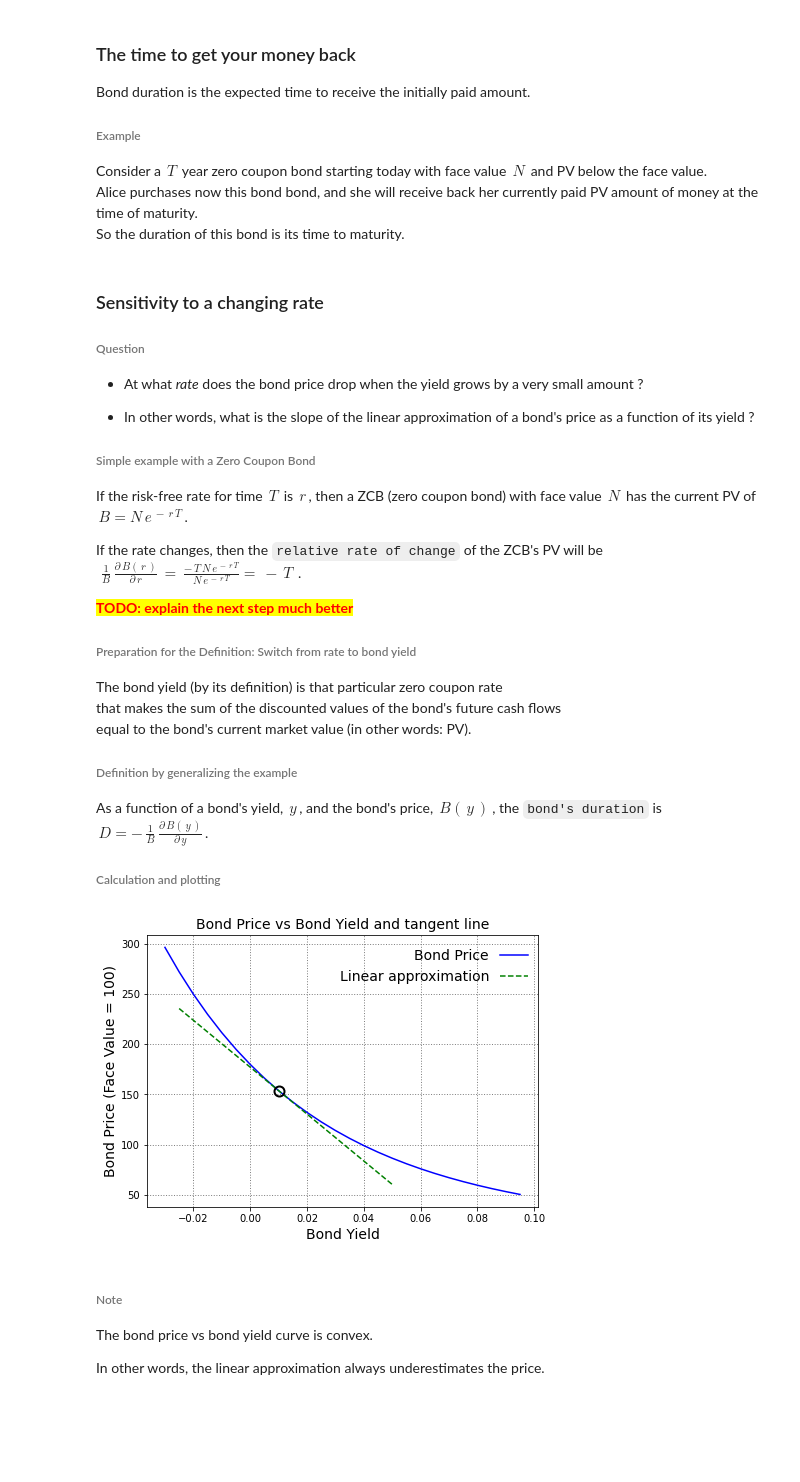
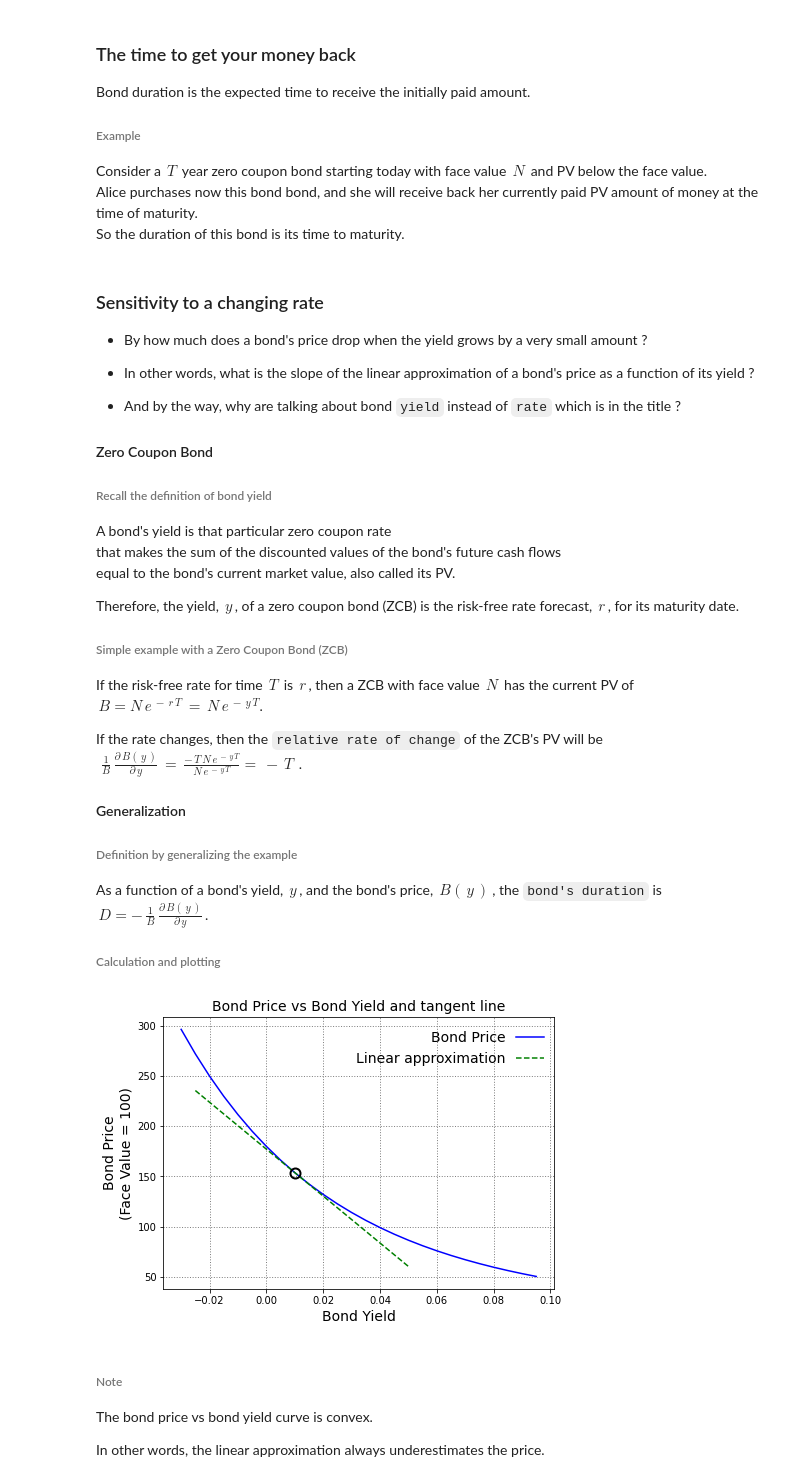
Before and after one commit to fij/btup, a Jupyter notebook: Bond pricing.ipynb, the cells around one changed output. Cells and saved outputs as stored; diff of their text form; code cells hidden in the pictures; blank space fills up the shorter version.

Commit message:
zcb yield = rate forecast for maturity date

```diff
--- a/Bond pricing.ipynb
+++ b/Bond pricing.ipynb
@@ -392,31 +392,36 @@ So the duration of this bond is its time to maturity.
 # %% [markdown]
 ### Sensitivity to a changing rate
 
-###### Question
-
-  * At what *rate* does the bond price drop when the yield grows by a very small amount ?
+  * By how much does a bond's price drop when the yield grows by a very small amount ?
 
   * In other words, what is the slope of the linear approximation of a bond's price as a function of its yield ?
 
-###### Simple example with a Zero Coupon Bond
+  * And by the way, why are talking about bond `yield` instead of `rate` which is in the title ?
 
-If the risk-free rate for time $\,T\,$ is $\,r\,$, then a ZCB (zero coupon bond) with face value $\,N\,$ has the current PV of $\,B=N\,e^{\,-\,r\,T}\,$.
+#### Zero Coupon Bond
 
-If the rate changes, then the `relative rate of change` of the ZCB's PV will be
-$\,\displaystyle{\,\frac{1}{B}\,\frac{\partial\,B\left(\,r\,\right)}{\partial\,r}\,
-=\,\frac{-\,T\,N\,e^{\,-\,r\,T}}{N\,e^{\,-\,r\,T}}
-=\,-\,T}\,$.
+###### Recall the definition of bond yield
 
-<span style="color:red;background-color:yellow;font-weight:bold;">TODO: explain the next step much better</span>
-
-###### Preparation for the Definition: Switch from rate to bond yield
-
-The bond yield (by its definition) is that particular zero coupon rate
+A bond's yield is that particular zero coupon rate
 <br/>
 that makes the sum of the discounted values of the bond's future cash flows
 <br/>
-equal to the bond's current market value (in other words: PV).
+equal to the bond's current market value, also called its PV.
 
+Therefore, the yield, $\,y\,$, of a zero coupon bond (ZCB) is the risk-free rate forecast, $\,r\,$, for its maturity date.
+
+###### Simple example with a Zero Coupon Bond (ZCB)
+
+If the risk-free rate for time $\,T\,$ is $\,r\,$, then a ZCB with face value $\,N\,$ has the current PV of $\,B=N\,e^{\,-\,r\,T}\,=\,N\,e^{\,-\,y\,T}$.
+
+
+
+If the rate changes, then the `relative rate of change` of the ZCB's PV will be
+$\,\displaystyle{\,\frac{1}{B}\,\frac{\partial\,B\left(\,y\,\right)}{\partial\,y}\,
+=\,\frac{-\,T\,N\,e^{\,-\,y\,T}}{N\,e^{\,-\,y\,T}}
+=\,-\,T}\,$.
+
+#### Generalization
 
 ###### Definition by generalizing the example
 
@@ -454,35 +459,35 @@ def plot_bond_duration_approximation():
         pv = bond_pricer(yearly_coupon_percent=coupon_percent, zero_rates=zero_rates,
                          coupon_payment_frequency=coupon_payment_frequency, use='pv')
         bond_prices.append(pv)
 
     zero_rates = [SELECTED_YIELD] * int(BOND_DURATION_IN_YEARS * coupon_payment_frequency)
     price_at_selected_yield = bond_pricer(yearly_coupon_percent=coupon_percent, zero_rates=zero_rates,
                                           coupon_payment_frequency=COUPON_PAYMENT_FREQUENCY, use='pv')
     slope = bond_pricer(yearly_coupon_percent=coupon_percent, zero_rates=zero_rates,
                         coupon_payment_frequency=COUPON_PAYMENT_FREQUENCY, use='slope')
     tangent_price_end_points = [price_at_selected_yield + slope * (bond_yield - SELECTED_YIELD)
                                 for bond_yield in tangent_yield_min_max]
 
     # --- plotting ---
     plt.grid(color='gray', linestyle=':', linewidth=1)
     plt.plot(bond_yields, bond_prices, symbol, markersize=PLOT_MARKERSIZE, label='Bond Price')
     plt.plot(tangent_yield_min_max, tangent_price_end_points, tangent_line_symbol,
              label='Linear approximation')
     plt.title('Bond Price vs Bond Yield and tangent line', fontsize=fontsize)
     plt.xlabel('Bond Yield', fontsize=fontsize)
-    plt.ylabel('Bond Price (Face Value = 100)', fontsize=fontsize)
+    plt.ylabel('Bond Price\n(Face Value = 100)', fontsize=fontsize)
     plt.plot([SELECTED_YIELD], [price_at_selected_yield],
              color='black', marker='o', linewidth=0, markersize=10, fillstyle='none', markeredgewidth=2)
     plt.legend(bbox_to_anchor=(.99, .97), loc=1, borderaxespad=0., fontsize=fontsize, markerfirst=False, frameon=False)
 
     fig = plt.gcf()
     fig.set_size_inches([7, 5])
     plt.show()
 
 
 plot_bond_duration_approximation()
 # %% [output]
-[figure, old version]
+[figure, new version]
 # %% [markdown]
 ###### Note
 
```
